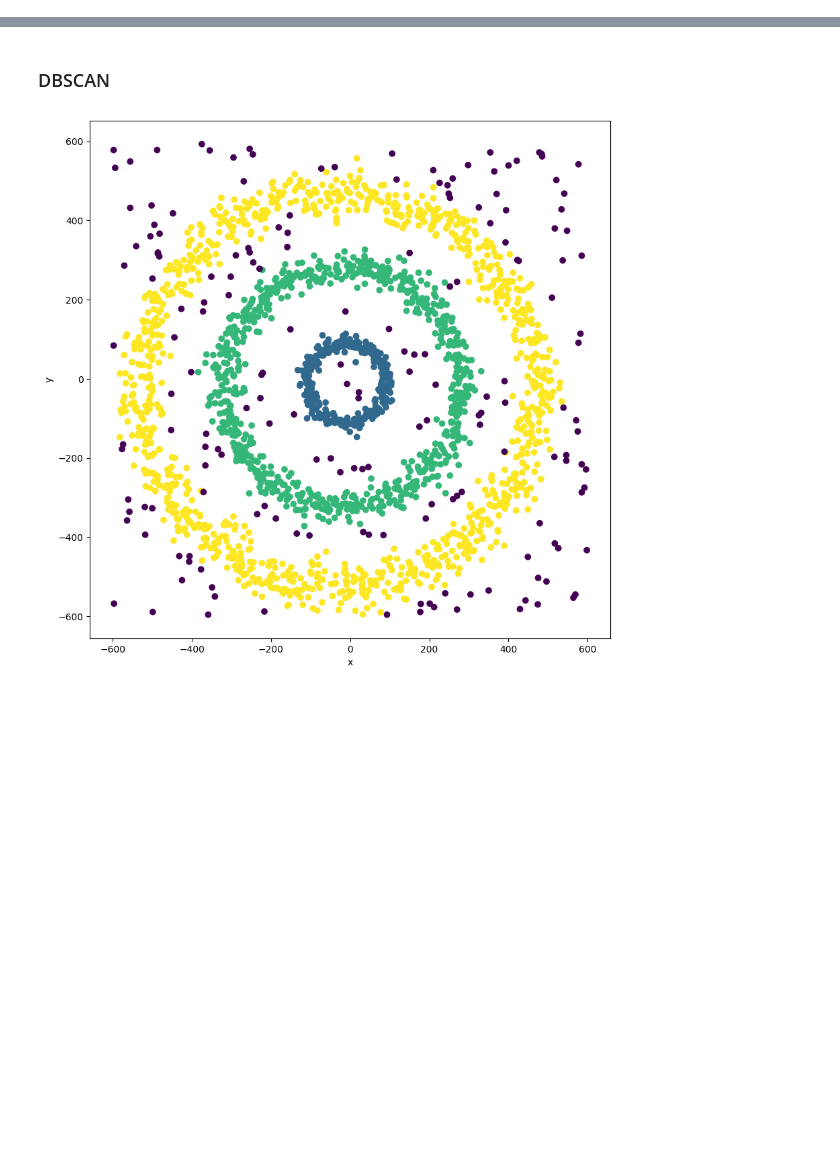
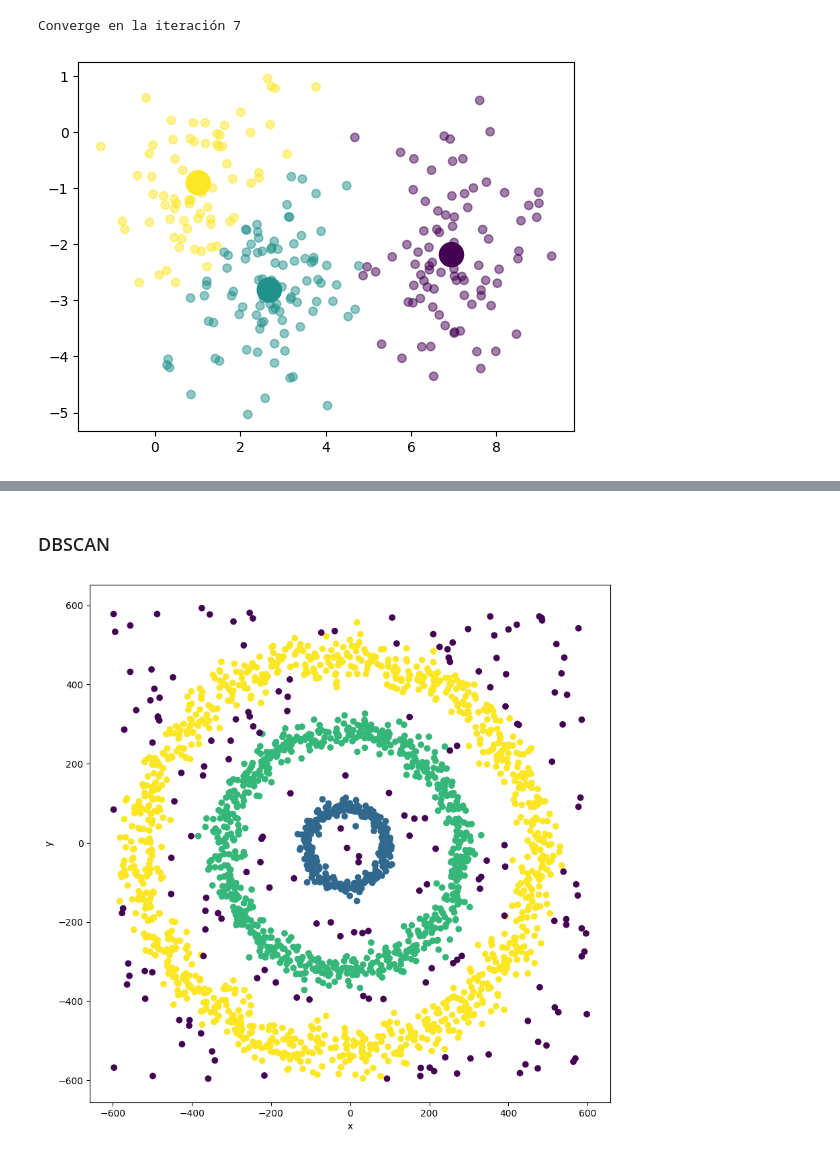
Before and after one commit to JuanDeutsch/DataSheets, a Jupyter notebook: Sheet4/bi2024-1-sheet4-JuanDeutsch-CesarGiraldo-JulianPulido.ipynb, the cells around one changed output, grey strips where cells are left out. Cells and saved outputs as stored; diff of their text form; code cells hidden in the pictures; blank space fills up the shorter version.

```diff
--- a/Sheet4/bi2024-1-sheet4-JuanDeutsch-CesarGiraldo-JulianPulido.ipynb
+++ b/Sheet4/bi2024-1-sheet4-JuanDeutsch-CesarGiraldo-JulianPulido.ipynb
@@ -103,0 +75,78 @@ NameError: name 'A' is not defined
+# %%
+import numpy as np
+from sklearn.datasets import make_blobs
+A, y = make_blobs(n_samples=250, centers=3)
+# %%
+
+def kMeans(A, k, eps, mu):
+    A = pd.DataFrame(A, columns=['x', 'y'])
+    Dimensiones = A.shape[1]
+    centroides_min = np.min(A)
+    centroides_max = np.max(A)
+    centroides = []
+
+    def suma_errores_cuadrado(a,b):
+        error = np.square(np.sum((a-b)**2))
+        return error
+    if(mu is not None) and (mu != 0):
+        if(len(mu) != k):
+            print('El número de centroides no coincide con el número de clusters')
+            return
+        centroidesdf = pd.DataFrame(mu)
+    else:
+        for centroid in range(k):
+            centroid = np.random.uniform(centroides_min, centroides_max, Dimensiones)
+            centroides.append(centroid)
+        centroidesdf = pd.DataFrame(centroides)
+
+
+
+    errors = np.array([])
+    c = np.zeros(A.shape[0])
+    t = 0
+
+    def recalcular_centroides(A, c, k):
+        centroides_nuevos = []
+        for j in range(k):
+            if np.any(c == j):
+                nuevo_centroide = np.mean(A[c == j], axis=0)
+            else:
+                nuevo_centroide = np.random.rand(A.shape[1])
+            centroides_nuevos.append(nuevo_centroide)
+        return np.array(centroides_nuevos)
+
+    while(True):
+        t += 1
+        for i in range(A.shape[0]):
+            for centroid in range(centroidesdf.shape[0]):
+                error = suma_errores_cuadrado(A.iloc[i,:2].values, centroidesdf.iloc[centroid, :2])
+                errors = np.append(errors, error)
+                c[i] = np.argmin(errors)
+            errors = np.array([])
+        centroides_nuevos = recalcular_centroides(A, c, k)
+
+        if np.sum(np.abs(centroidesdf.values - centroides_nuevos)) <= eps:
+            print(f'Converge en la iteración {t}')
+            break
+        centroidesdf = pd.DataFrame(centroides_nuevos)
+
+    colors = {0: 'red', 1: 'blue', 2: 'green'}
+    plt.scatter(A.iloc[:, 0], A.iloc[:, 1], marker='o', c=c, cmap='viridis', alpha=0.5)
+    plt.scatter(centroidesdf.iloc[:, 0], centroidesdf.iloc[:, 1], marker='o', s=300, c=centroidesdf.index, cmap='viridis')
+
+    plt.show()
+    mu = []
+    for j in range(k):
+        if np.any(c == j):
+            mu_cluster = np.mean(A[c == j], axis=0)
+        mu.append(mu_cluster)
+    mu = np.array(mu)
+    return c, mu
+
+
+
+mu = [([12.54647084, -2.21774142]),([10.44966911,  7.69955761]), ([8.32271066, 5.54315297])]
+kMeans(A, 3, 0.1, None) #Asignar 0 o None para mu si se quiere que los centroides sean aleatorios
+# %% [output]
+Converge en la iteración 7
+[figure, added]
```
Also changed, not shown: parts of 9 cells of this notebook.
